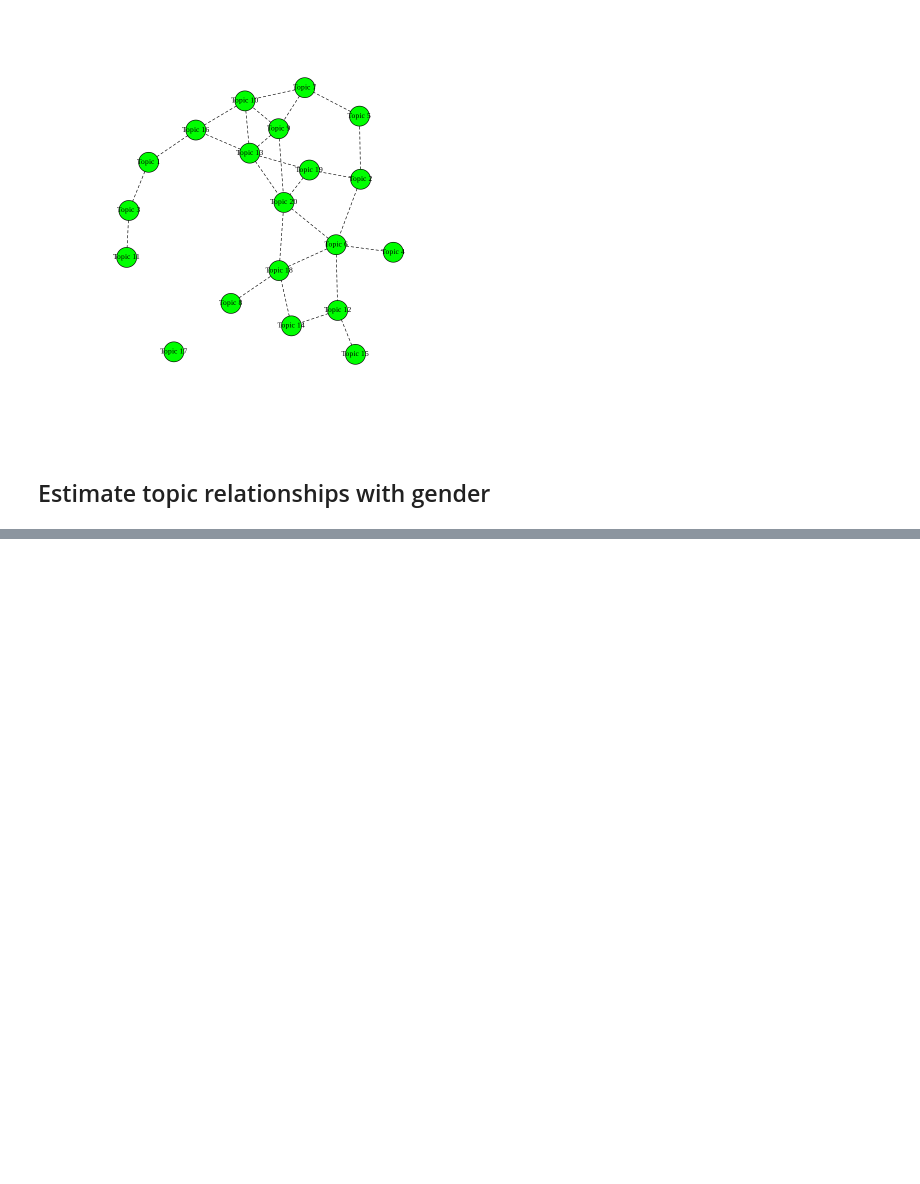
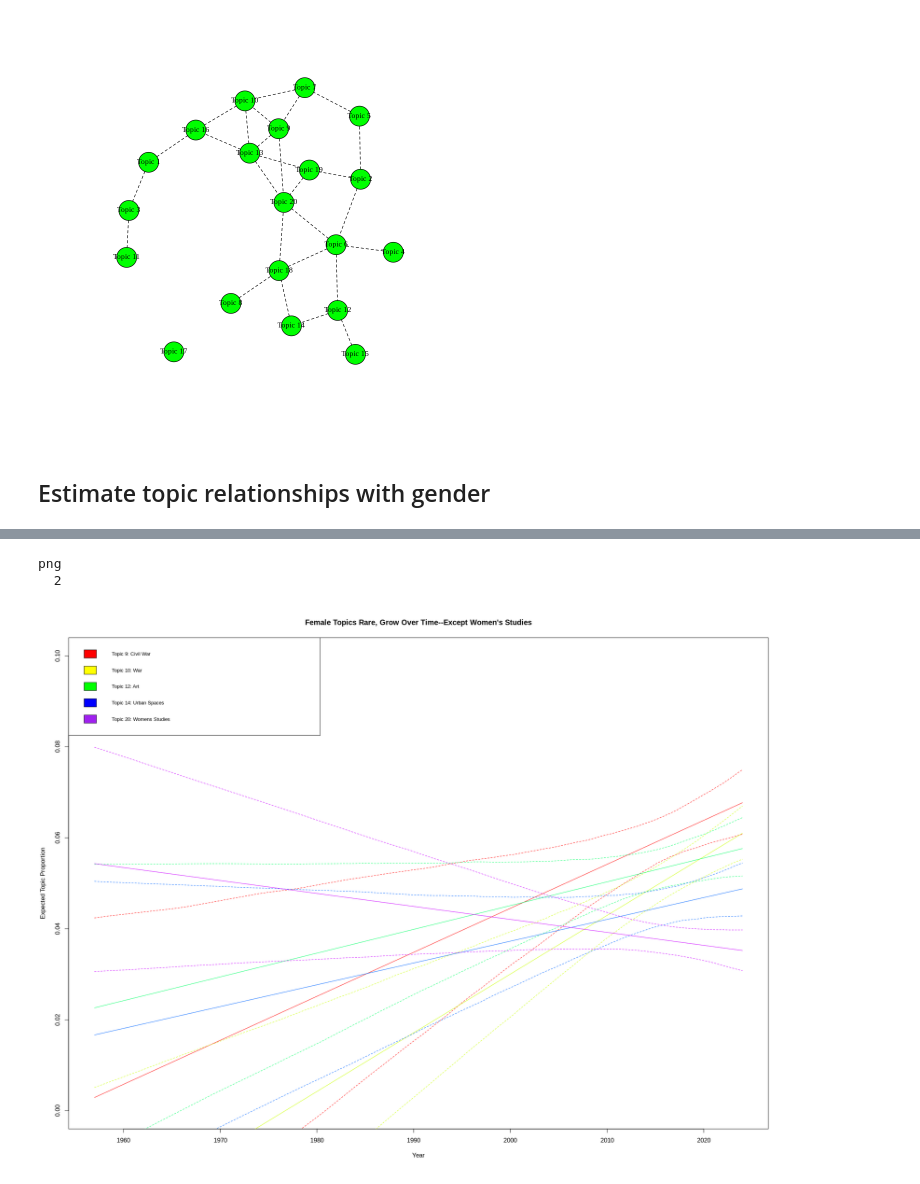
Before and after one commit to jhaber-zz/neh-nlp, a Jupyter notebook: code/topic_modeling.ipynb, the cells around one changed output, grey strips where cells are left out. Drawn from its saved outputs; the diff is of its cells as text; code cells hidden in the pictures; blank space fills up the shorter version.

```diff
--- a/code/topic_modeling.ipynb
+++ b/code/topic_modeling.ipynb
@@ -297,0 +323,23 @@ A tibble: 7 × 4
+# %%
+# Visualize topical prevalence over time for female-specific topics
+title = "Female Topics Rare, Grow Over Time--Except Women's Studies"
+legend = c("Topic 9: Civil War", "Topic 10: War", "Topic 12: Art",
+           "Topic 14: Urban Spaces", "Topic 20: Womens Studies")
+#options(repr.plot.width = 20, repr.plot.height = 15, repr.plot.res = 100) # set plot size
+
+# Show figure
+plot(gender_effect, covariate="Year", topics=c(9, 10, 12, 14, 20), method="continuous",
+     model=model, xlab="Year", printlegend=FALSE, main=title, ylim = c(0, .1),
+    theme(text = element_text(size = 2), element_line(linewidth = 0.1)))
+legend(x="topleft", legend=legend, fill=c("red", "yellow", "green", "blue", "purple"), cex=0.8)
+
+# Save figure to disk
+png(filename='../output/female_topics_over_time.png')
+plot(gender_effect, covariate="Year", topics=c(9, 10, 12, 14, 20), method="continuous",
+     model=model, xlab="Year", printlegend=FALSE, main=title, ylim = c(0, .1))
+legend(x="topleft", legend=legend, fill=c("red", "yellow", "green", "blue", "purple"), cex=0.8)
+dev.off()
+# %% [output]
+png
+  2
+[figure, added]
```
Also changed, not shown: parts of 26 cells of this notebook, 1 other file.
